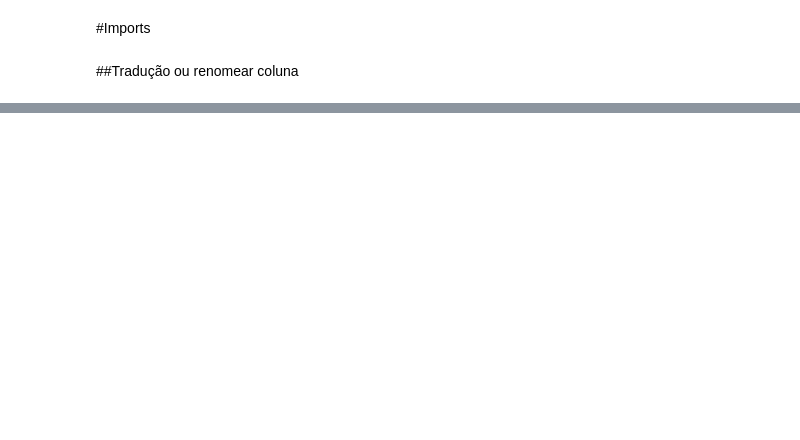
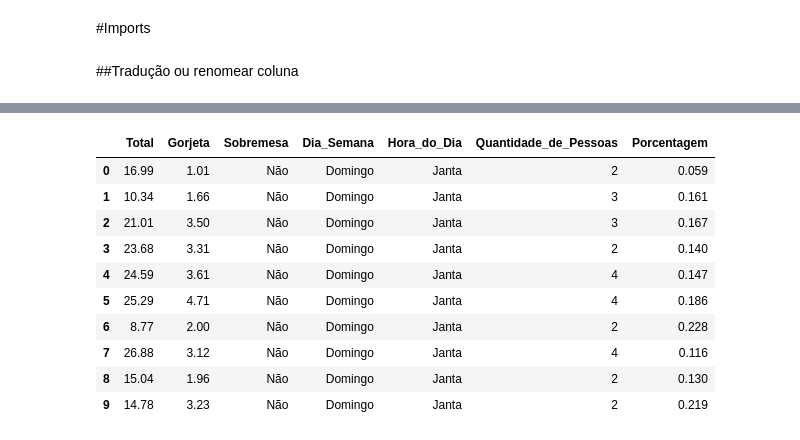
Before and after one commit to EnzoFerreira/DataScience_MiniProjects, a Jupyter notebook: Tips.ipynb, the cells around one changed output, grey strips where cells are left out. Cells and saved outputs as stored; diff of their text form; code cells hidden in the pictures; blank space fills up the shorter version.

```diff
--- a/Tips.ipynb
+++ b/Tips.ipynb
@@ -41,0 +85,18 @@ Name: Dia_Semana, Length: 244, dtype: object
+# %%
+gorjetas['Porcentagem'] = gorjetas['Gorjeta'] / gorjetas['Total']
+# %%
+gorjetas.Porcentagem = gorjetas.Porcentagem.round(3)
+# %%
+gorjetas.head(10)
+# %% [output]
+|  | Total | Gorjeta | Sobremesa | Dia_Semana | Hora_do_Dia | Quantidade_de_Pessoas | Porcentagem |
+| 0 | 16.99 | 1.01 | Não | Domingo | Janta | 2 | 0.059 |
+| 1 | 10.34 | 1.66 | Não | Domingo | Janta | 3 | 0.161 |
+| 2 | 21.01 | 3.50 | Não | Domingo | Janta | 3 | 0.167 |
+| 3 | 23.68 | 3.31 | Não | Domingo | Janta | 2 | 0.140 |
+| 4 | 24.59 | 3.61 | Não | Domingo | Janta | 4 | 0.147 |
+| 5 | 25.29 | 4.71 | Não | Domingo | Janta | 4 | 0.186 |
+| 6 | 8.77 | 2.00 | Não | Domingo | Janta | 2 | 0.228 |
+| 7 | 26.88 | 3.12 | Não | Domingo | Janta | 4 | 0.116 |
+| 8 | 15.04 | 1.96 | Não | Domingo | Janta | 2 | 0.130 |
+| 9 | 14.78 | 3.23 | Não | Domingo | Janta | 2 | 0.219 |
```
Also changed, not shown: parts of 17 cells of this notebook.
